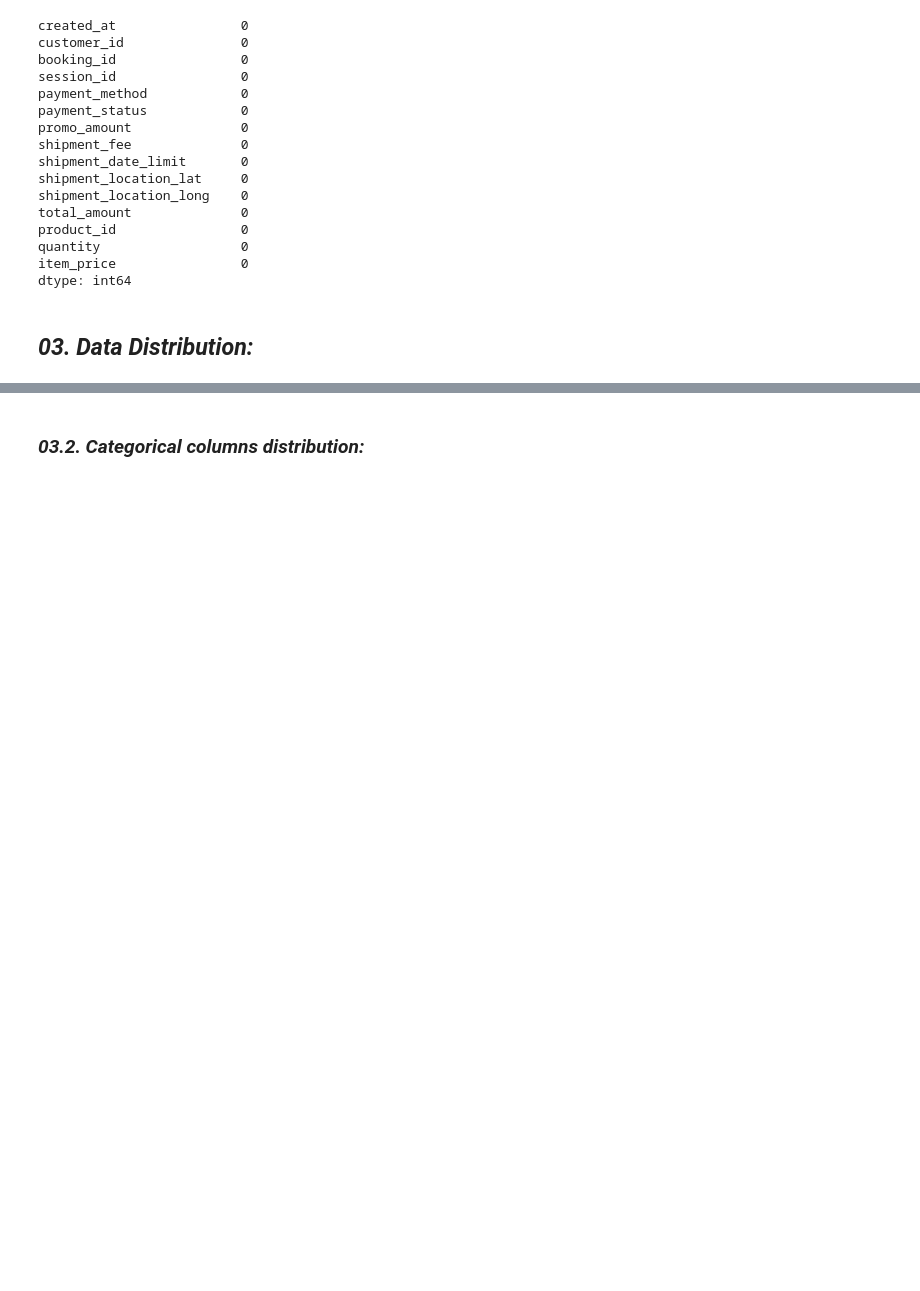
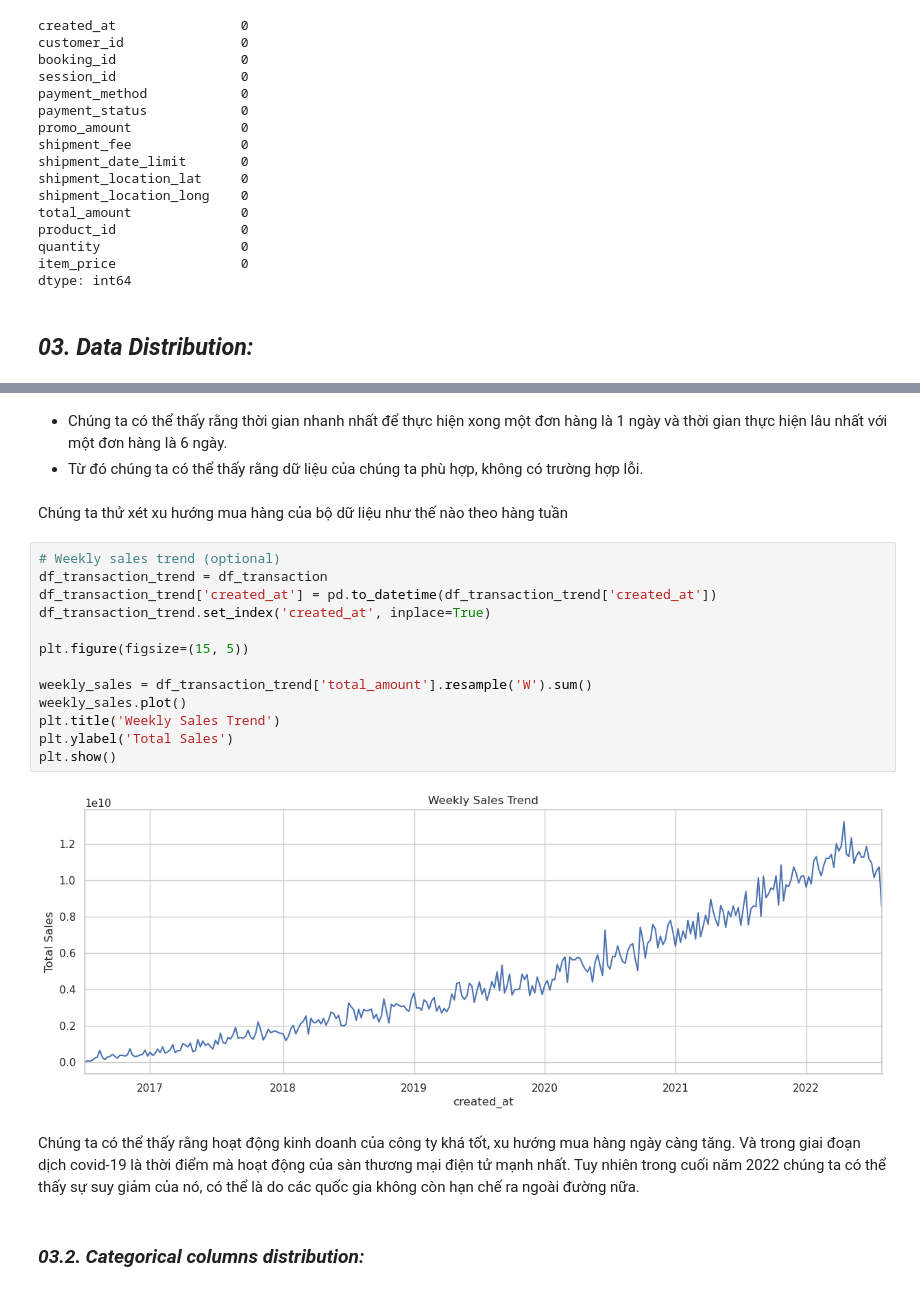
Before and after one commit to thanhanphan17/fashion-campus-dataset-analysis, a Jupyter notebook: [02]-Exploring-and-Preprocessing-Data.ipynb, the cells around one changed output, grey strips where cells are left out. Cells and saved outputs as stored; diff of their text form; blank space fills up the shorter version.

```diff
--- a/[02]-Exploring-and-Preprocessing-Data.ipynb
+++ b/[02]-Exploring-and-Preprocessing-Data.ipynb
@@ -576,2 +667,24 @@ dtype: int64
+# %% [markdown]
+- Chúng ta có thể thấy rằng thời gian nhanh nhất để thực hiện xong một đơn hàng là 1 ngày và thời gian thực hiện lâu nhất với một đơn hàng là 6 ngày.
+- Từ đó chúng ta có thể thấy rằng dữ liệu của chúng ta phù hợp, không có trường hợp lỗi.
+# %% [markdown]
+Chúng ta thử xét xu hướng mua hàng của bộ dữ liệu như thế nào theo hàng tuần
+# %%
+# Weekly sales trend (optional)
+df_transaction_trend = df_transaction
+df_transaction_trend['created_at'] = pd.to_datetime(df_transaction_trend['created_at'])
+df_transaction_trend.set_index('created_at', inplace=True)
+
+plt.figure(figsize=(15, 5))
+
+weekly_sales = df_transaction_trend['total_amount'].resample('W').sum()
+weekly_sales.plot()
+plt.title('Weekly Sales Trend')
+plt.ylabel('Total Sales')
+plt.show()
+# %% [output]
+[figure, added]
+# %% [markdown]
+Chúng ta có thể thấy rằng hoạt động kinh doanh của công ty khá tốt, xu hướng mua hàng ngày càng tăng. Và trong giai đoạn dịch covid-19 là thời điểm mà hoạt động của sàn thương mại điện tử mạnh nhất. Tuy nhiên trong cuối năm 2022 chúng ta có thể thấy sự suy giảm của nó, có thể là do các quốc gia không còn hạn chế ra ngoài đường nữa.
 # %% [markdown]
 ### **_03.2. Categorical columns distribution:_**
```
Also changed, not shown: parts of 18 cells of this notebook.
